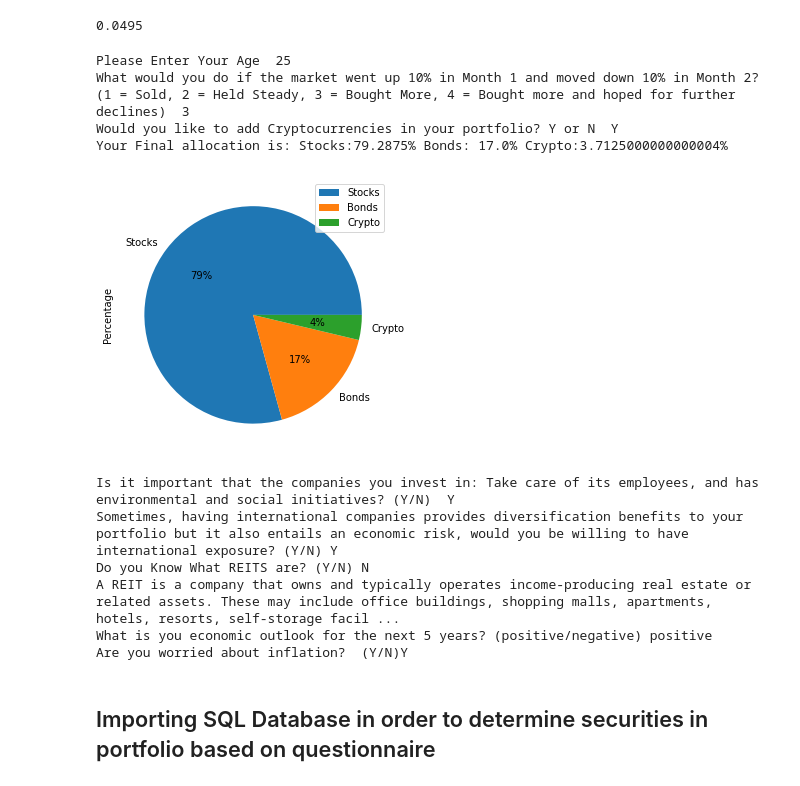
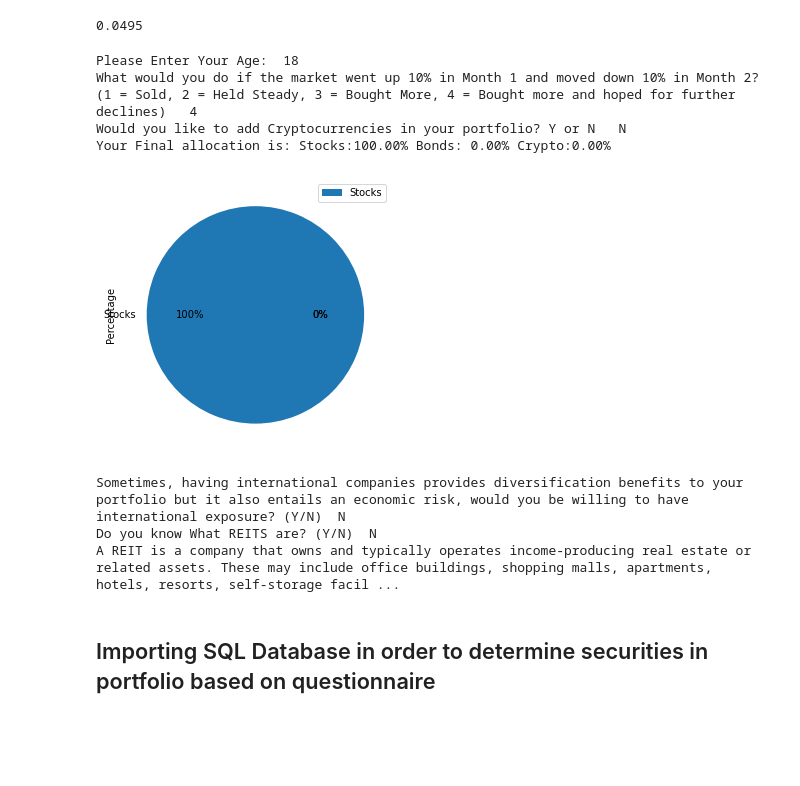
Before and after one commit to ammo888/nu_project1, a Jupyter notebook: portfolio_selection.ipynb, the cells around one changed output. Cells and saved outputs as stored; diff of their text form; code cells hidden in the pictures; blank space fills up the shorter version.

```diff
--- a/portfolio_selection.ipynb
+++ b/portfolio_selection.ipynb
@@ -45,59 +45,48 @@ def visual():
 # %%
 def allocation():
-    age = input('Please Enter Your Age  ')
-    age = float(age.replace(',',''))
+    age = input('Please Enter Your Age: ')
+    age = int(age.replace(',',''))
+
+    if age < 18 or age > 100:
+        sys.exit(f"Sorry, we only support ages between 18 to 100, inclusive - you entered: {age}")
 
     risk_tolerance = input('What would you do if the market went up 10% in Month 1 and moved down 10% in Month 2? (1 = Sold, 2 = Held Steady, 3 = Bought More, 4 = Bought more and hoped for further declines)  ')
-    risk_tolerance= float(risk_tolerance.replace(',',''))
+    risk_tolerance = int(risk_tolerance.replace(',',''))
 
-    bond_etf_allocation = min(1.0, (10 * (4 - risk_tolerance) + (age - 18)) / 100)
+    bond_etf_allocation = min(1.0, (10.0 * (4 - risk_tolerance) + (age - 18)) / 100)
 
-#     crypto_allocation = age_risk_crypto_allocation(age,risk_tolerance)
+    crypto = input('Would you like to add Cryptocurrencies in your portfolio? Y or N  ')
+    crypto_allocation = age_risk_crypto_allocation(age, risk_tolerance) if crypto == "Y" else 0
+    stock_etf_allocation = 1 - bond_etf_allocation - crypto_allocation
+    print(f'Your Final allocation is: Stocks:{stock_etf_allocation*100:.2f}% Bonds: {bond_etf_allocation*100:.2f}% Crypto:{crypto_allocation*100:.2f}%' )
 
-    if age <= 85:
-        crypto = input('Would you like to add Cryptocurrencies in your portfolio? Y or N  ')
-        if crypto == "Y":
-#             low_age_crypto_allocation(age)
-#             age_crypto_allocation(age)
-                crypto_allocation = age_risk_crypto_allocation(age,risk_tolerance)
-                stock_etf_allocation = 1 - bond_etf_allocation - crypto_allocation
-                print(f'Your Final allocation is: Stocks:{stock_etf_allocation*100}% Bonds: {bond_etf_allocation*100}% Crypto:{crypto_allocation*100}%' )
-        else:
-            stock_etf_allocation = 1 - bond_etf_allocation
-            print(f'Your Final allocation is Stocks:{stock_etf_allocation*100}% Bonds: {bond_etf_allocation*100}% Crypto: 0' )
-    else:
-        print('Thank you, Lets Continue Building Your Portfolio!  ')
-
-
-    visual()
-
-    return bond_etf_allocation, stock_etf_allocation, crypto_allocation, visual
+    return risk_tolerance, bond_etf_allocation, stock_etf_allocation, crypto_allocation
 # %%
-bond, stock, crypto, visual = allocation()
+risk_tolerance, bond, stock, crypto = allocation()
 # %% [output]
-Please Enter Your Age  25
-What would you do if the market went up 10% in Month 1 and moved down 10% in Month 2? (1 = Sold, 2 = Held Steady, 3 = Bought More, 4 = Bought more and hoped for further declines)  3
-Would you like to add Cryptocurrencies in your portfolio? Y or N  Y
-Your Final allocation is: Stocks:79.2875% Bonds: 17.0% Crypto:3.7125000000000004%
+Please Enter Your Age:  18
+What would you do if the market went up 10% in Month 1 and moved down 10% in Month 2? (1 = Sold, 2 = Held Steady, 3 = Bought More, 4 = Bought more and hoped for further declines)   4
+Would you like to add Cryptocurrencies in your portfolio? Y or N   N
+Your Final allocation is: Stocks:100.00% Bonds: 0.00% Crypto:0.00%
-[figure, removed]
+# %%
+visual(stock, bond, crypto)
+# %% [output]
+[figure, added]
 # %%
 # Questionnaire trying to understand users preference regarding ESG, international exposure and REITS
 #
 
 
-esg = input('Is it important that the companies you invest in: Take care of its employees, and has environmental and social initiatives? (Y/N)  ')
+#esg = input('Is it important that the companies you invest in: Take care of its employees, and has environmental and social initiatives? (Y/N)  ')
 international_mkt = input('Sometimes, having international companies provides diversification benefits to your portfolio but it also entails an economic risk, would you be willing to have international exposure? (Y/N) ')
-reits = input('Do you Know What REITS are? (Y/N) ' )
+reits = input('Do you know What REITS are? (Y/N) ' )
 if reits == 'Y':
-       reits_add = input('Would you like to add them to your portfolio?  '  )
+       reits_add = input('Would you like to add them to your portfolio? (Y/N) '  )
 elif reits == 'N':
         reits_add = input('A REIT is a company that owns and typically operates income-producing real estate or related assets. These may include office buildings, shopping malls, apartments, hotels, resorts, self-storage facilities, warehouses, and mortgages or loans. Would you like to add them to your Portfolio? (Y/N) ' )
-outlook = input('What is you economic outlook for the next 5 years? (positive/negative) ' )
-inflation = input('Are you worried about inflation?  (Y/N)' )
+#outlook = input('What is you economic outlook for the next 5 years? (positive/negative) ' )
+#inflation = input('Are you worried about inflation?  (Y/N)' )
 # %% [output]
-Is it important that the companies you invest in: Take care of its employees, and has environmental and social initiatives? (Y/N)  Y
-Sometimes, having international companies provides diversification benefits to your portfolio but it also entails an economic risk, would you be willing to have international exposure? (Y/N) Y
-Do you Know What REITS are? (Y/N) N
+Sometimes, having international companies provides diversification benefits to your portfolio but it also entails an economic risk, would you be willing to have international exposure? (Y/N)  N
+Do you know What REITS are? (Y/N)  N
 A REIT is a company that owns and typically operates income-producing real estate or related assets. These may include office buildings, shopping malls, apartments, hotels, resorts, self-storage facil ...
-What is you economic outlook for the next 5 years? (positive/negative) positive
-Are you worried about inflation?  (Y/N)Y
```
Also changed, not shown: parts of 40 cells of this notebook, 2 other files.
